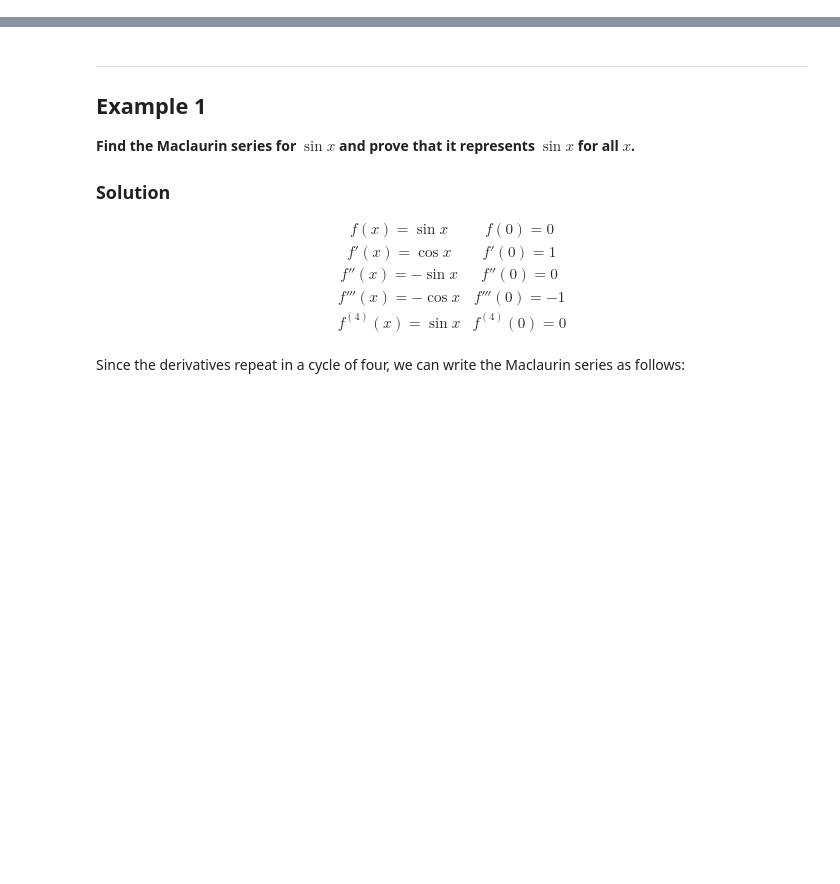
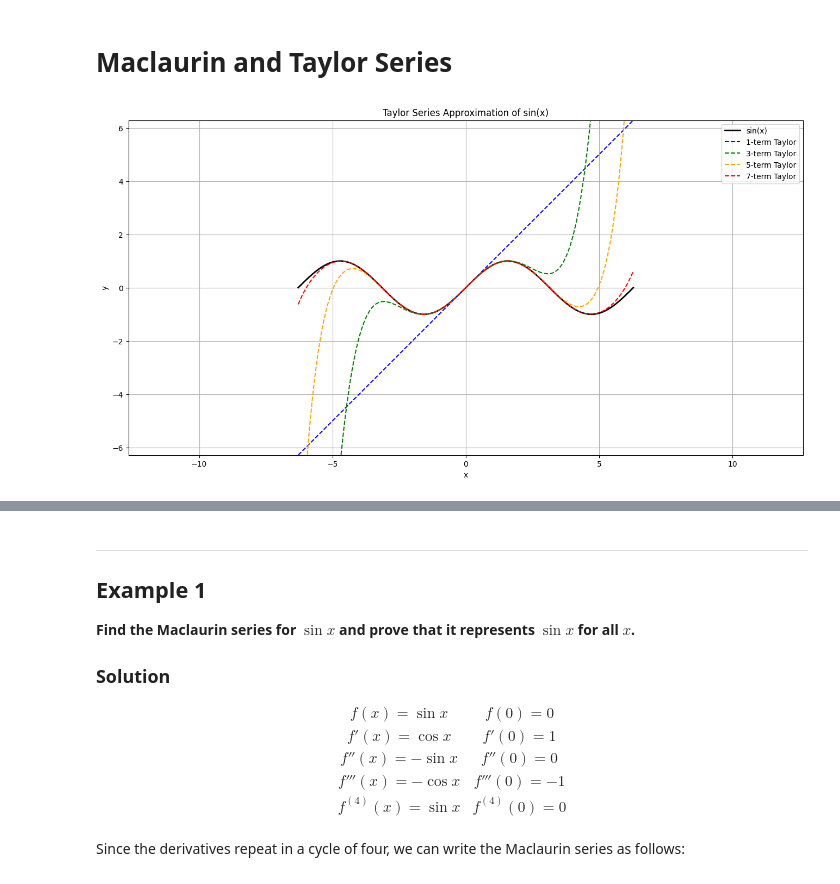
Before and after one commit to JMoolman997/Math_Notebooks, a Jupyter notebook: series/Maclaurin_and_Taylor_Series.ipynb, the cells around one changed output, grey strips where cells are left out. Saved outputs shown, nothing was run; the diff lists cells and outputs as text; code cells hidden in the pictures; blank space fills up the shorter version.

```diff
--- a/series/Maclaurin_and_Taylor_Series.ipynb
+++ b/series/Maclaurin_and_Taylor_Series.ipynb
@@ -50,0 +1,41 @@ This series represents $ f(x) $ as an infinite sum of its derivatives evaluated
+# %% [markdown]
+# Maclaurin and Taylor Series
+# %%
+import numpy as np
+import matplotlib.pyplot as plt
+import math
+
+# Define the original function and Taylor series approximation for sine
+x = np.linspace(-2 * np.pi, 2 * np.pi, 500)
+sin_x = np.sin(x)
+
+# Taylor series approximation for sin(x)
+def taylor_sine(x, n_terms):
+    approximation = 0
+    for n in range(n_terms):
+        coefficient = (-1)**n / math.factorial(2 * n + 1)
+        approximation += coefficient * x**(2 * n + 1)
+    return approximation
+
+# Plotting
+plt.figure(figsize=(16, 8))
+plt.plot(x, sin_x, label='sin(x)', color='black', linewidth=2)
+
+# Plot several Taylor series approximations
+for n_terms, color in zip([1, 3, 5, 7], ['blue', 'green', 'orange', 'red']):
+    plt.plot(x, taylor_sine(x, n_terms), label=f'{n_terms}-term Taylor', linestyle='--', color=color)
+
+plt.xlabel("x")
+plt.ylabel("y")
+plt.title("Taylor Series Approximation of sin(x)")
+plt.legend()
+plt.grid(True)
+
+# Set the aspect ratio and axis limits for 1:1 scaling
+plt.gca().set_aspect('equal', adjustable='datalim')
+plt.xlim(-2 * np.pi, 2 * np.pi)
+plt.ylim(-2 * np.pi, 2 * np.pi)
+
+plt.show()
+# %% [output]
+[figure, added]
```
Also changed, not shown: parts of 4 cells of this notebook, 2 other files.
